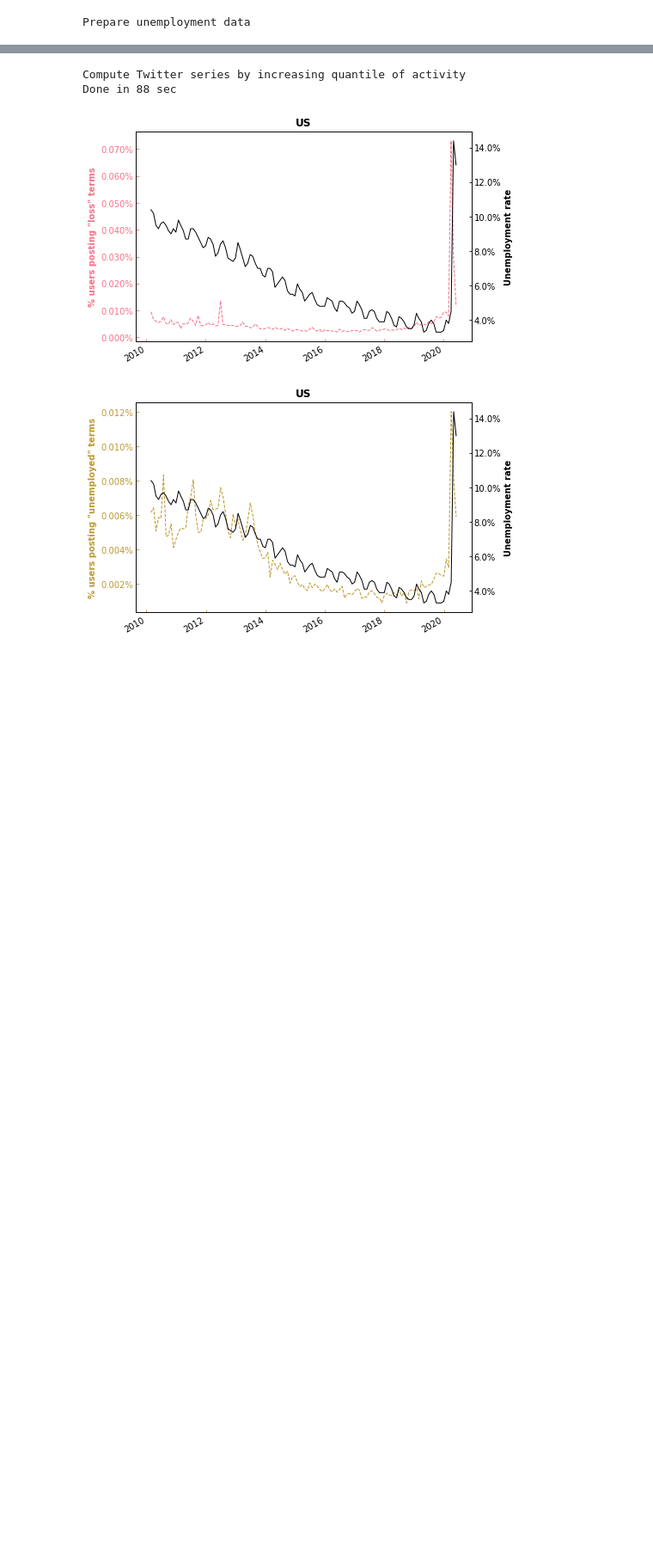
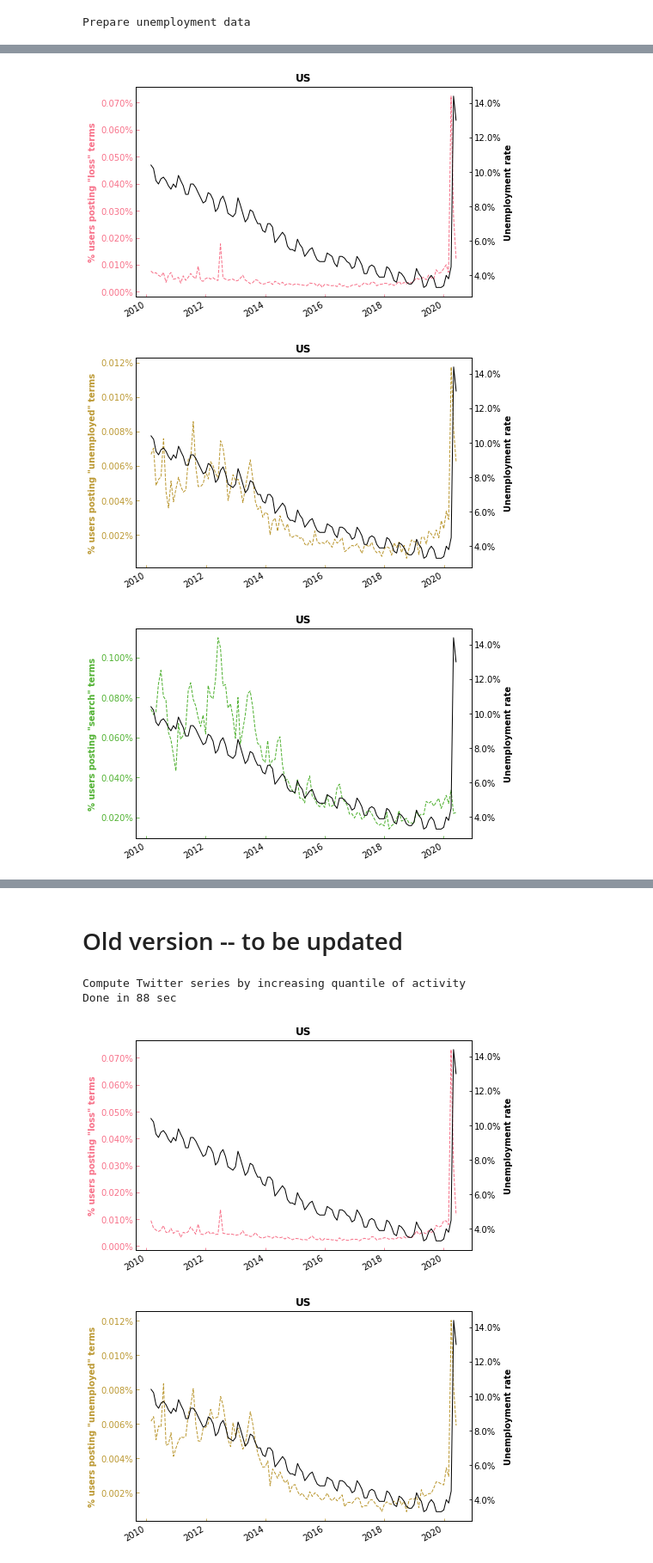
Before and after one commit to spfraib/twitter, a Jupyter notebook: 6-keywords/6.6-get-labor-market-predictions-country-level.ipynb, the cells around one changed output, grey strips where cells are left out. Shown: that part at 86% size. Cells and saved outputs as stored; diff of their text form; code cells hidden in the pictures; blank space fills up the shorter version.

```diff
--- a/6-keywords/6.6-get-labor-market-predictions-country-level.ipynb
+++ b/6-keywords/6.6-get-labor-market-predictions-country-level.ipynb
@@ -122,0 +115,26 @@ df2.head()
+# %%
+def plot_twitter_data_versus_unemployment_rate(df):
+    for i,label in enumerate(labels):
+        colors = sns.color_palette("husl", 12)
+        fig,ax1=plt.subplots(figsize=(7,5))
+        ax2 = ax1.twinx()
+        ax1.plot(df['date'],df[label],linewidth=1,color=colors[2*i],linestyle='dashed')
+        ax2.plot(df['date'],df['unemployment_rate'],linewidth=1,color='k')
+        ax1.tick_params(which='both',direction='in',pad=3,color=colors[2*i])
+        ax2.tick_params(which='both',direction='in',pad=3,color='k')
+        ax1.locator_params(axis='y',nbins=8)
+        ax2.locator_params(axis='y',nbins=8)
+        ax1.set_xlabel('')
+        ax1.set_yticklabels(['{:,.3%}'.format(x) for x in ax1.get_yticks()],color=colors[2*i])
+        ax2.set_yticklabels(['{:,.1%}'.format(x) for x in ax2.get_yticks()],color='k')
+        ax1.set_ylabel('% users posting "'+label+'" terms',fontweight='bold',color=colors[2*i])
+        ax2.set_ylabel('Unemployment rate',fontweight='bold',color='k')
+        ax1.set_title(country_code,fontweight='bold')
+        fig.autofmt_xdate()
+#         plt.savefig(os.path.join(path_to_data,'../fig/','country',country_code+label+'-'+str(int(q1))+'-'+str(int(q2))+'-'+datetime.today().strftime('%Y-%m-%d')+'.pdf'),bbox_inches='tight')
+
+plot_twitter_data_versus_unemployment_rate(users_predictions_metro_areas)
+# %% [output]
+[figure, added]
+[figure, added]
+[figure, added]
@@ -123,3 +144,5 @@ df2.head()
+# %% [markdown]
+# Old version -- to be updated
 # %%
 print('Compute Twitter series by increasing quantile of activity')
 start = timer()
```
Also changed, not shown: parts of 17 cells of this notebook, 2 other files.
